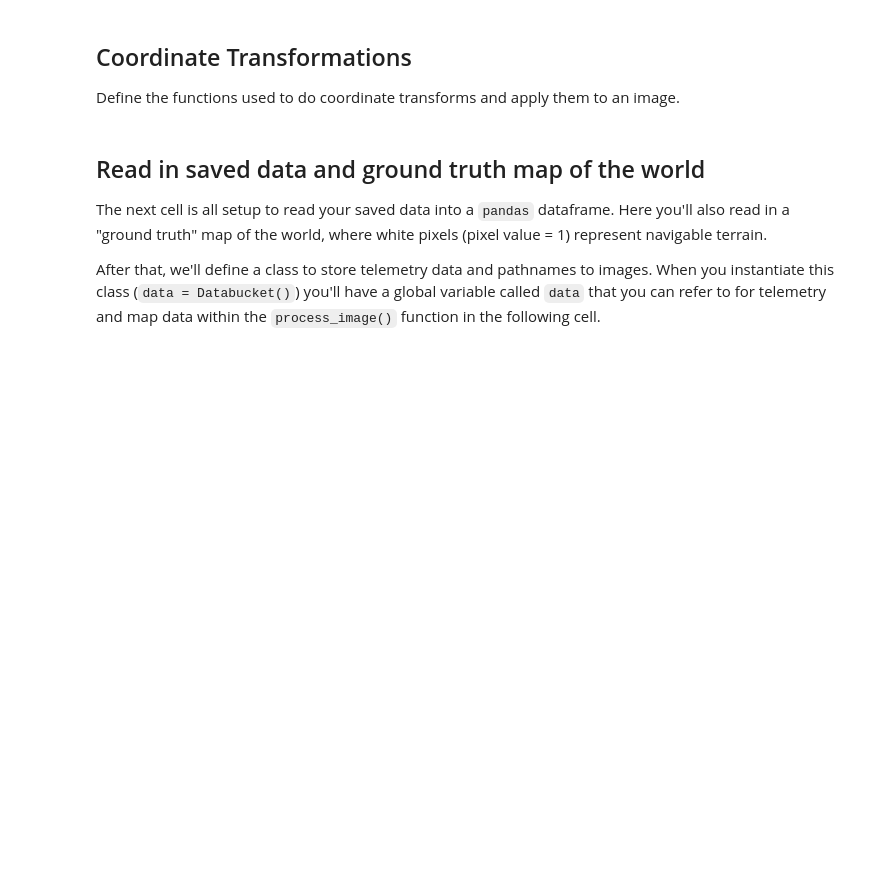
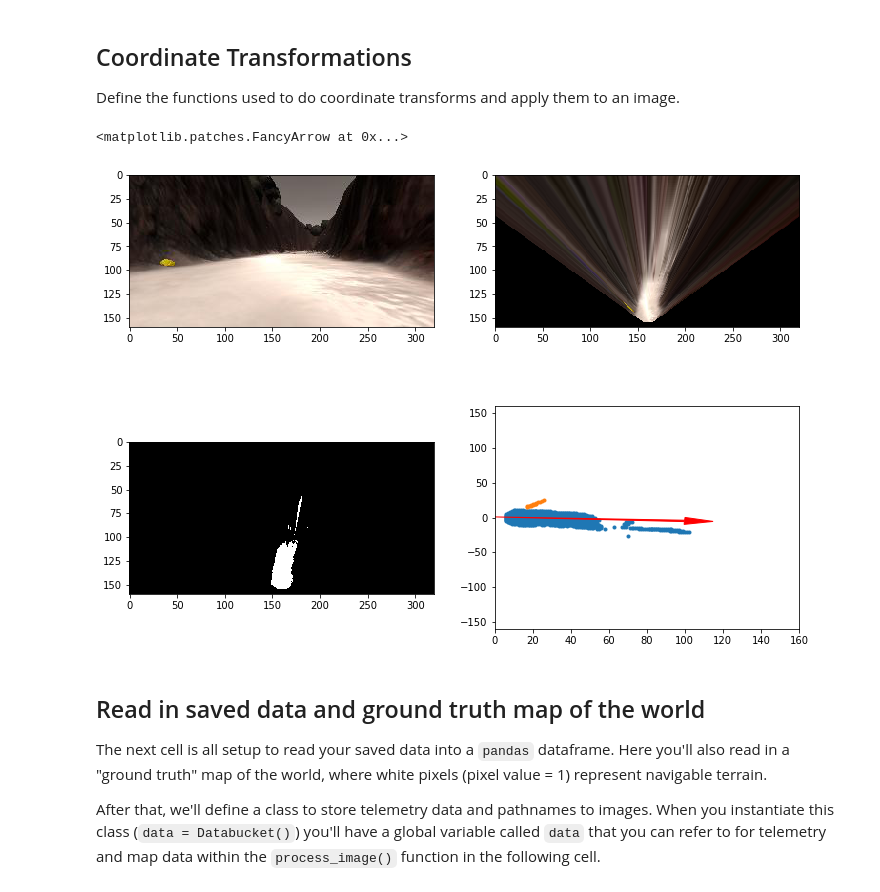
Before and after one commit to Tonks89/RoboND-Rover-Project, a Jupyter notebook: code/Rover_Project_Test_Notebook.ipynb, the cells around one changed output. Drawn from its saved outputs; the diff is of its cells as text; code cells hidden in the pictures; blank space fills up the shorter version.

```diff
--- a/code/Rover_Project_Test_Notebook.ipynb
+++ b/code/Rover_Project_Test_Notebook.ipynb
@@ -249,8 +250,8 @@ def rotate_pix(xpix, ypix, yaw):
     # Convert yaw to radians
     yaw_rad = yaw * (np.pi/180)
     # Apply a rotation
-    xpix_rotated = xpix * np.cos(yaw_rad) - ypix * np.sin(yaw_rad)
-    ypix_rotated = xpix * np.sin(yaw_rad) + ypix * np.cos(yaw_rad)
+    xpix_rotated = (xpix * np.cos(yaw_rad)) - (ypix * np.sin(yaw_rad))
+    ypix_rotated = (xpix * np.sin(yaw_rad)) + (ypix * np.cos(yaw_rad))
     # Return the result
     return xpix_rotated, ypix_rotated
 
@@ -281,33 +282,36 @@ def pix_to_world(xpix, ypix, xpos, ypos, yaw, world_size, scale):
 #idx = np.random.randint(0, len(img_list)-1)
 #image = mpimg.imread(img_list[idx])
 
 warped = perspect_transform(orig_image, source, destination)
 threshed1, threshed2, threshed3 = color_thresh(warped)
 
 # Calculate pixel values in rover-centric coords and distance/angle to all pixels
 xpix, ypix = rover_coords(threshed1)
 dist, angles = to_polar_coords(xpix, ypix)
 mean_dir = np.mean(angles)
 
 rock_xpix, rock_ypix = rover_coords(threshed3) # -------------> not necessary to plot!
 
 # Do some plotting
 fig = plt.figure(figsize=(12,9))
 plt.subplot(221)
 plt.imshow(orig_image)
 plt.subplot(222)
 plt.imshow(warped)
 plt.subplot(223)
 plt.imshow(threshed1, cmap='gray')
 plt.subplot(224)
 plt.plot(xpix, ypix, '.')
 plt.plot(rock_xpix, rock_ypix,'.')
 plt.ylim(-160, 160)
 plt.xlim(0, 160)
 arrow_length = 100
 x_arrow = arrow_length * np.cos(mean_dir)
 y_arrow = arrow_length * np.sin(mean_dir)
 plt.arrow(0, 0, x_arrow, y_arrow, color='red', zorder=2, head_width=10, width=2)
+# %% [output]
+<matplotlib.patches.FancyArrow at 0x...>
+[figure, added]
 # %% [markdown]
 ## Read in saved data and ground truth map of the world
 The next cell is all setup to read your saved data into a `pandas` dataframe.  Here you'll also read in a "ground truth" map of the world, where white pixels (pixel value = 1) represent navigable terrain.
```
Also changed, not shown: parts of 1 cell of this notebook, 1 other file.
